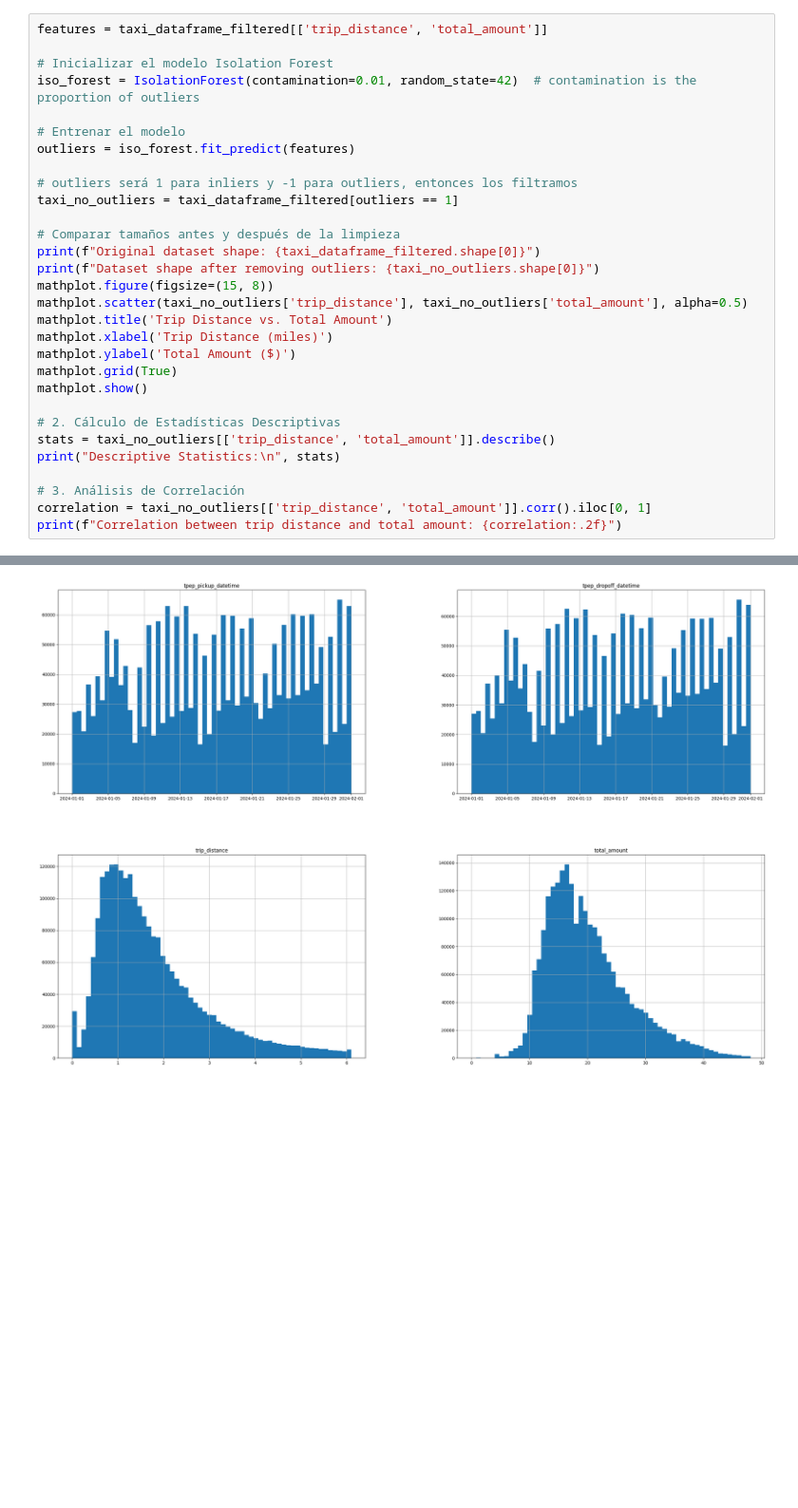
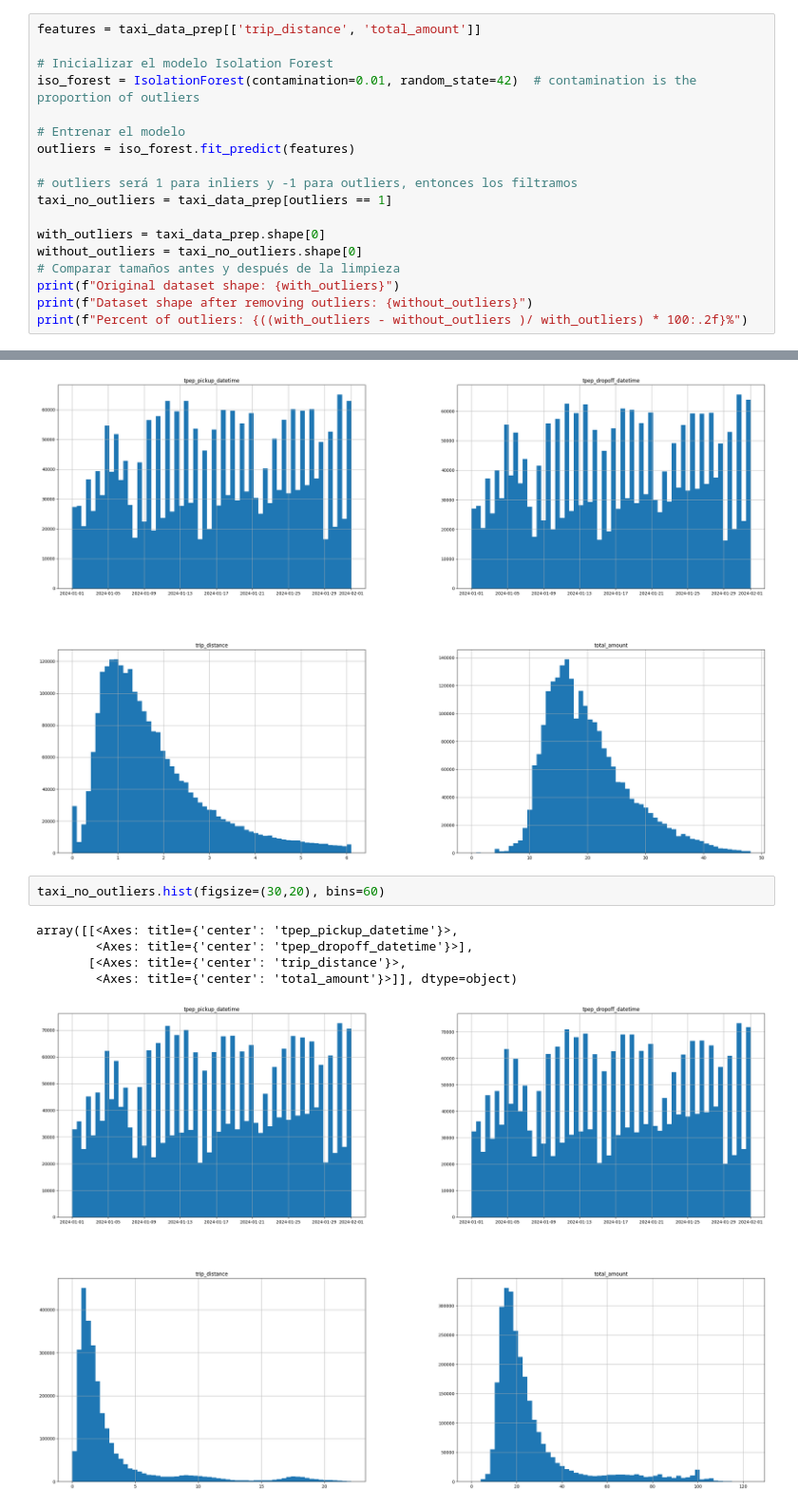
Before and after one commit to dariomlopez/etl_projects, a Jupyter notebook: nyc_taxi_etl/main.ipynb, the cells around one changed output, grey strips where cells are left out. Shown at 95% size. Cells and saved outputs as stored; diff of their text form; blank space fills up the shorter version.

Commit message:
data analysis on pulocation, days and hours

```diff
--- a/nyc_taxi_etl/main.ipynb
+++ b/nyc_taxi_etl/main.ipynb
@@ -419,6 +424,6 @@ Showing linear relation and how correlation is now better than manual cleaning.<
 <sup><sub>May take more than 45 seconds to complete</sub></sup>
 # %%
-features = taxi_dataframe_filtered[['trip_distance', 'total_amount']]
+features = taxi_data_prep[['trip_distance', 'total_amount']]
 
 # Inicializar el modelo Isolation Forest
 iso_forest = IsolationForest(contamination=0.01, random_state=42)  # contamination is the proportion of outliers
@@ -427,24 +432,12 @@ iso_forest = IsolationForest(contamination=0.01, random_state=42)  # contaminati
 outliers = iso_forest.fit_predict(features)
 
 # outliers será 1 para inliers y -1 para outliers, entonces los filtramos
-taxi_no_outliers = taxi_dataframe_filtered[outliers == 1]
+taxi_no_outliers = taxi_data_prep[outliers == 1]
 
+with_outliers = taxi_data_prep.shape[0]
+without_outliers = taxi_no_outliers.shape[0]
 # Comparar tamaños antes y después de la limpieza
-print(f"Original dataset shape: {taxi_dataframe_filtered.shape[0]}")
-print(f"Dataset shape after removing outliers: {taxi_no_outliers.shape[0]}")
-mathplot.figure(figsize=(15, 8))
-mathplot.scatter(taxi_no_outliers['trip_distance'], taxi_no_outliers['total_amount'], alpha=0.5)
-mathplot.title('Trip Distance vs. Total Amount')
-mathplot.xlabel('Trip Distance (miles)')
-mathplot.ylabel('Total Amount ($)')
-mathplot.grid(True)
-mathplot.show()
-
-# 2. Cálculo de Estadísticas Descriptivas
-stats = taxi_no_outliers[['trip_distance', 'total_amount']].describe()
-print("Descriptive Statistics:\n", stats)
-
-# 3. Análisis de Correlación
-correlation = taxi_no_outliers[['trip_distance', 'total_amount']].corr().iloc[0, 1]
-print(f"Correlation between trip distance and total amount: {correlation:.2f}")
+print(f"Original dataset shape: {with_outliers}")
+print(f"Dataset shape after removing outliers: {without_outliers}")
+print(f"Percent of outliers: {((with_outliers - without_outliers )/ with_outliers) * 100:.2f}%")
 # %% [output]
@@ -514,3 +527,11 @@ array([[<Axes: title={'center': 'tpep_pickup_datetime'}>,
        [<Axes: title={'center': 'trip_distance'}>,
         <Axes: title={'center': 'total_amount'}>]], dtype=object)
 [figure]
+# %%
+taxi_no_outliers.hist(figsize=(30,20), bins=60)
+# %% [output]
+array([[<Axes: title={'center': 'tpep_pickup_datetime'}>,
+        <Axes: title={'center': 'tpep_dropoff_datetime'}>],
+       [<Axes: title={'center': 'trip_distance'}>,
+        <Axes: title={'center': 'total_amount'}>]], dtype=object)
+[figure, added]
```
Also changed, not shown: parts of 12 cells of this notebook, 2 other files.
